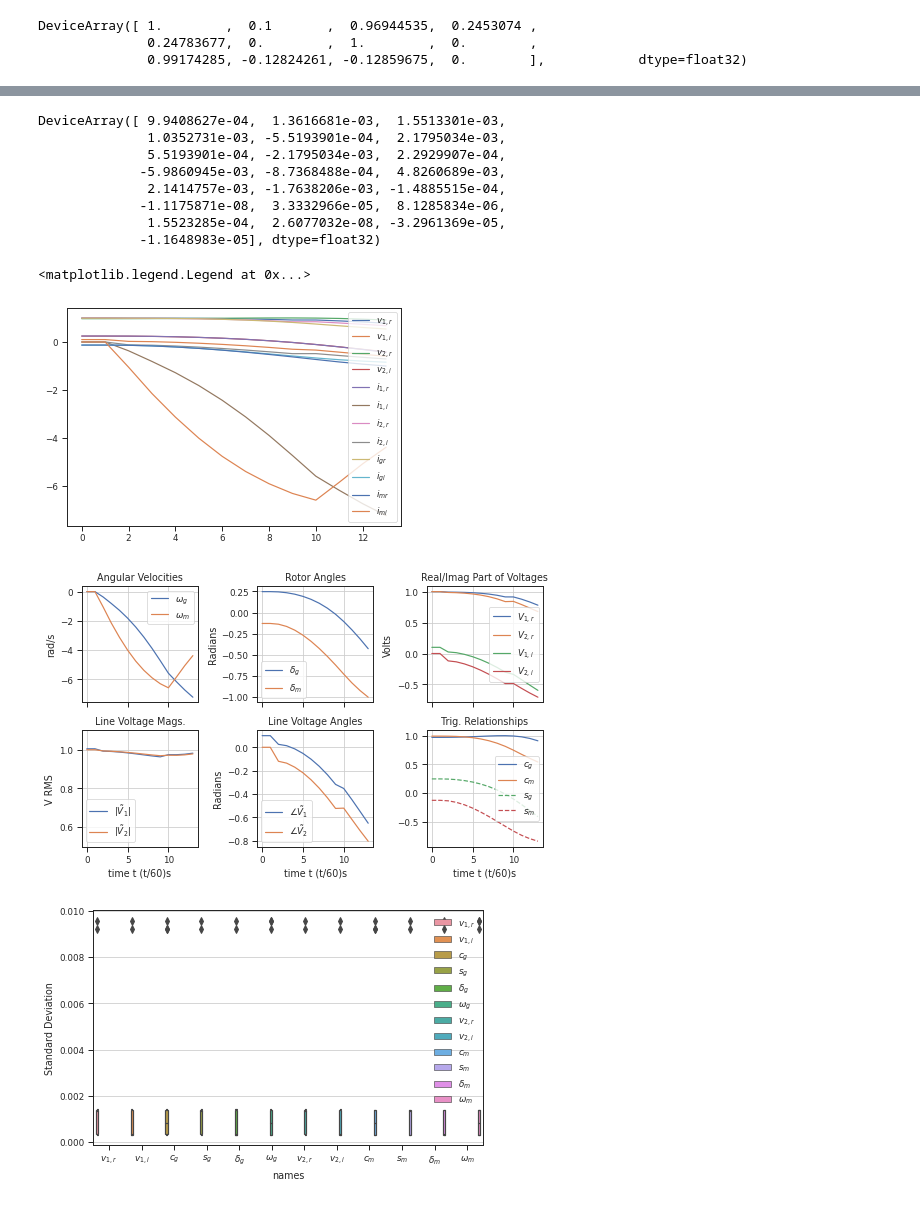
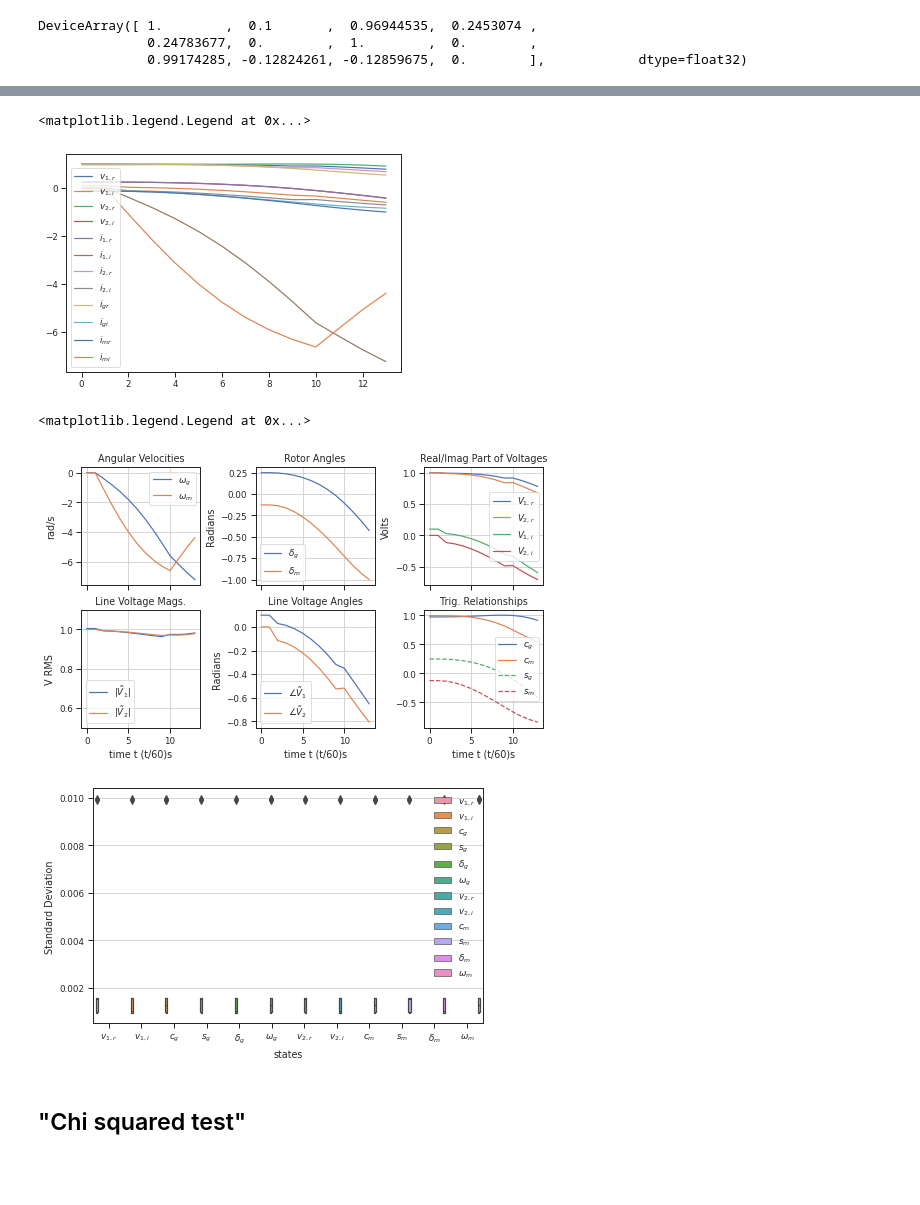
Before and after one commit to samtalki/ece6374_project2, a Jupyter notebook: Project 2.ipynb, the cells around one changed output, grey strips where cells are left out. Drawn from its saved outputs; the diff is of its cells as text; code cells hidden in the pictures; blank space fills up the shorter version.

```diff
--- a/Project 2.ipynb
+++ b/Project 2.ipynb
@@ -61,7 +63,7 @@ measurements  = jnp.array([[1.000, 0.100, 1.000, 0.000, 0.750, 0.000, -0.750, 0.
                           [0.780, -0.597, 0.676, -0.707, 0.828, -0.778, -0.828, 0.778, -0.828, 0.778, 0.828, -0.778, -7.226, -4.377]
                          ])
 # %%
-P = 10e6*jnp.eye(8)
+P = 1e6*jnp.eye(8)
 W = (1/(0.01**2))*jnp.eye(measurements.shape[1])
 # %% [markdown]
 ## Dynamic State Estimation
@@ -100,6 +102,12 @@ DeviceArray([ 1.        ,  0.1       ,  0.96944535,  0.2453074 ,
 # %%
 def d_vec(x_k,x_t_h,z):
     h_x = p2.h(x_k)-z
+    g_x_k = p2.g_cons(x_k,x_t_h)
+    d = jnp.concatenate([h_x,g_x_k])
+    return d
+
+def d_vec_spoofed(x_k,x_t_h,z):
+    h_x = p2.h_spoofed(x_k)-z
     g_x_k = p2.g_cons(x_k,x_t_h)
     d = jnp.concatenate([h_x,g_x_k])
     return d
@@ -113,6 +128,7 @@ def update_rule(x_k,H,G,W,P,d):
 # %%
 residuals = []
 stds = []
+d_vectors = []
 for t,z in enumerate(measurements):
     print("==============================t= ",t)
     for i in tqdm(range(10)):
@@ -122,6 +138,7 @@ for t,z in enumerate(measurements):
         x_k = update_rule(x_k,H,G,W,P,d)
     print(x_k)
     #Save residuals and standard deviations
+    d_vectors.append(d_vec(x_k,x_t_h,z))
     stds.append(std(H,G,W,P))
     residuals.append(p2.h(x_k)-z)
     X.append(x_k)
@@ -165,16 +182,5 @@ for t,z in enumerate(measurements):
 ==============================t=  11
 ... (3 outputs left out)
-# %%
-d
-# %% [output]
-DeviceArray([ 9.9408627e-04,  1.3616681e-03,  1.5513301e-03,
-              1.0352731e-03, -5.5193901e-04,  2.1795034e-03,
-              5.5193901e-04, -2.1795034e-03,  2.2929907e-04,
-             -5.9860945e-03, -8.7368488e-04,  4.8260689e-03,
-              2.1414757e-03, -1.7638206e-03, -1.4885515e-04,
-             -1.1175871e-08,  3.3332966e-05,  8.1285834e-06,
-              1.5523285e-04,  2.6077032e-08, -3.2961369e-05,
-             -1.1648983e-05], dtype=float32)
 # %%
 import matplotlib.pyplot as plt
 X = jnp.asarray(X)
@@ -185,7 +191,7 @@ for i in range(12):
 plt.legend()
 # %% [output]
 <matplotlib.legend.Legend at 0x...>
-[figure, old version]
+[figure, new version]
 # %%
 figscale = 2
 fig,axes = plt.subplots(nrows=2,ncols=3,figsize=(figscale*3.5,figscale*3.5/1.61828),constrained_layout=True,sharex=True)
@@ -249,9 +255,10 @@ axes[1,2].legend()
 
 
 #save
-plt.savefig("Figures/results.png",dpi=400)
+#plt.savefig("Figures/results.png",dpi=400)
 # %% [output]
+<matplotlib.legend.Legend at 0x...>
-[figure, old version]
+[figure, new version]
 # %%
 import pandas as pd
 import numpy as np
@@ -267,12 +274,12 @@ for j,s_j in enumerate(STDS.T):
     stds_list.append(s_j)
 
 df['Standard Deviation'] = np.asarray(stds).flatten()
-df['names'] = np.asarray(labels).flatten()
+df['states'] = np.asarray(labels).flatten()
 # %%
 fig,ax = plt.subplots(figsize=(2*3.5,2*3.5/1.61828))
 plt.grid()
-sns.boxplot(data=df,x='names',y='Standard Deviation',hue='names')
+sns.boxplot(data=df,x='states',y='Standard Deviation',hue='states')
 plt.legend(frameon=False)
 plt.savefig("Figures/std.png",dpi=400)
 # %% [output]
-[figure, old version]
+[figure, new version]
@@ -283 +286,3 @@ def goodness_of_fit(J,df):
+# %% [markdown]
+## "Chi squared test"
 # %%
```
Also changed, not shown: parts of 23 cells of this notebook, 3 other files.
